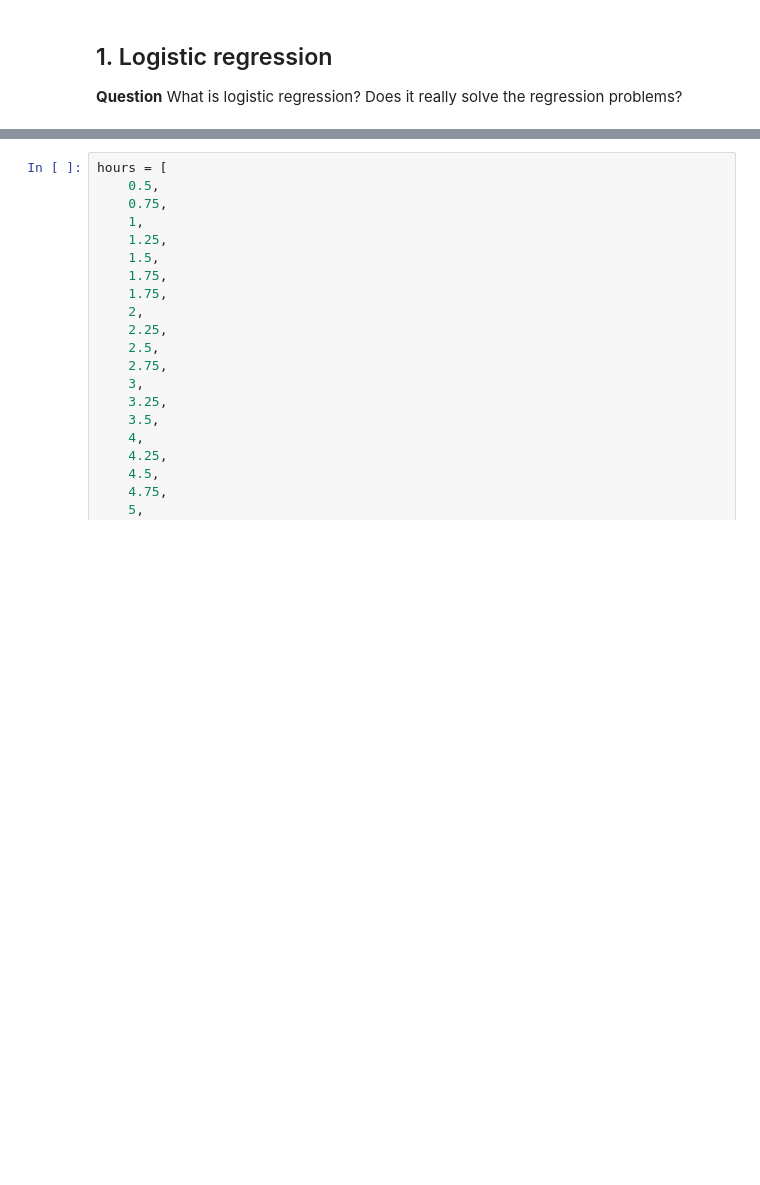
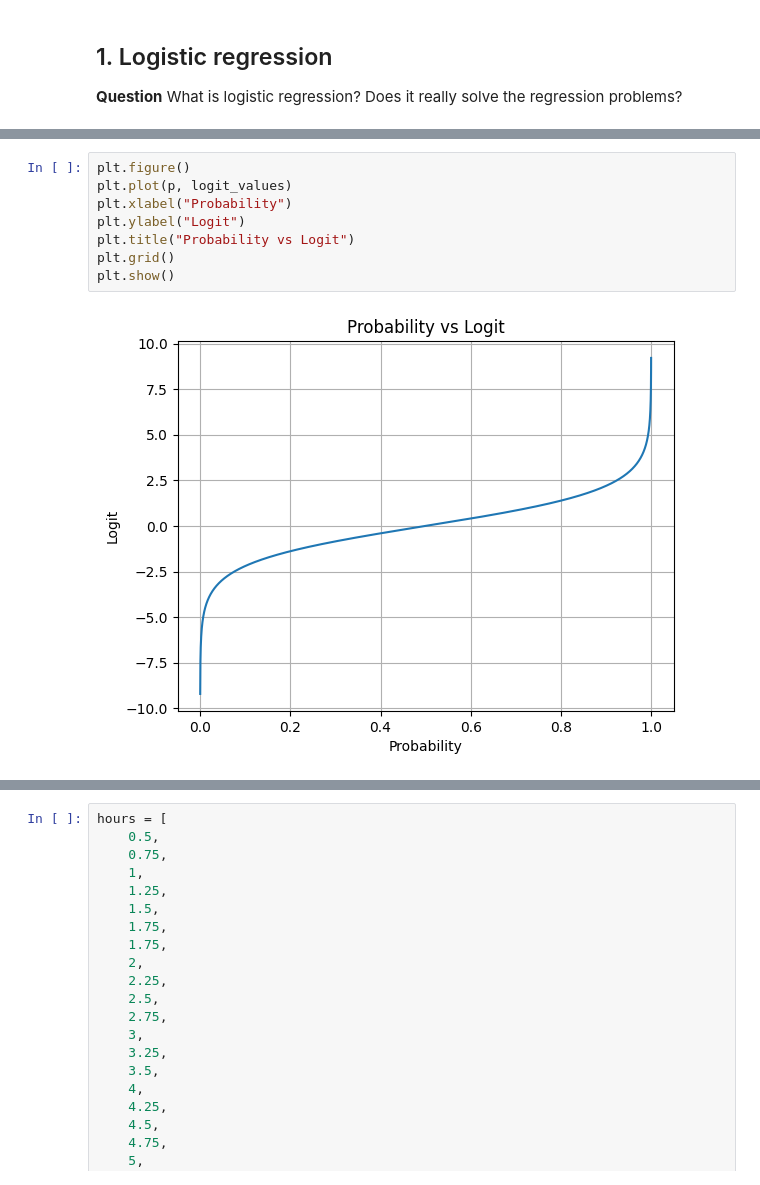
Before and after one commit to Michaszek224/wprowadzeniedosiecineuronowych, a Jupyter notebook: ml6/logistic_regression.ipynb, the cells around one changed output, grey strips where cells are left out. Cells and saved outputs as stored; diff of their text form; blank space fills up the shorter version.

```diff
--- a/ml6/logistic_regression.ipynb
+++ b/ml6/logistic_regression.ipynb
@@ -28,3 +61,13 @@ What is the value range for thise 3 functions (probability, odds and logit)?
+# %%
+plt.figure()
+plt.plot(p, logit_values)
+plt.xlabel("Probability")
+plt.ylabel("Logit")
+plt.title("Probability vs Logit")
+plt.grid()
+plt.show()
+# %% [output]
+[figure, added]
 # %% [markdown]
 ## 2. Simple logistic regression
 Let's start with simple logistic regression - with only one independent variable. We will work on the example from english Wikipedia (https://en.wikipedia.org/wiki/Logistic_regression). We want to build a logistic regression model for estimating probability of passing an exam based on the time spent on studying:
```
Also changed, not shown: parts of 15 cells of this notebook, 1 other file.
